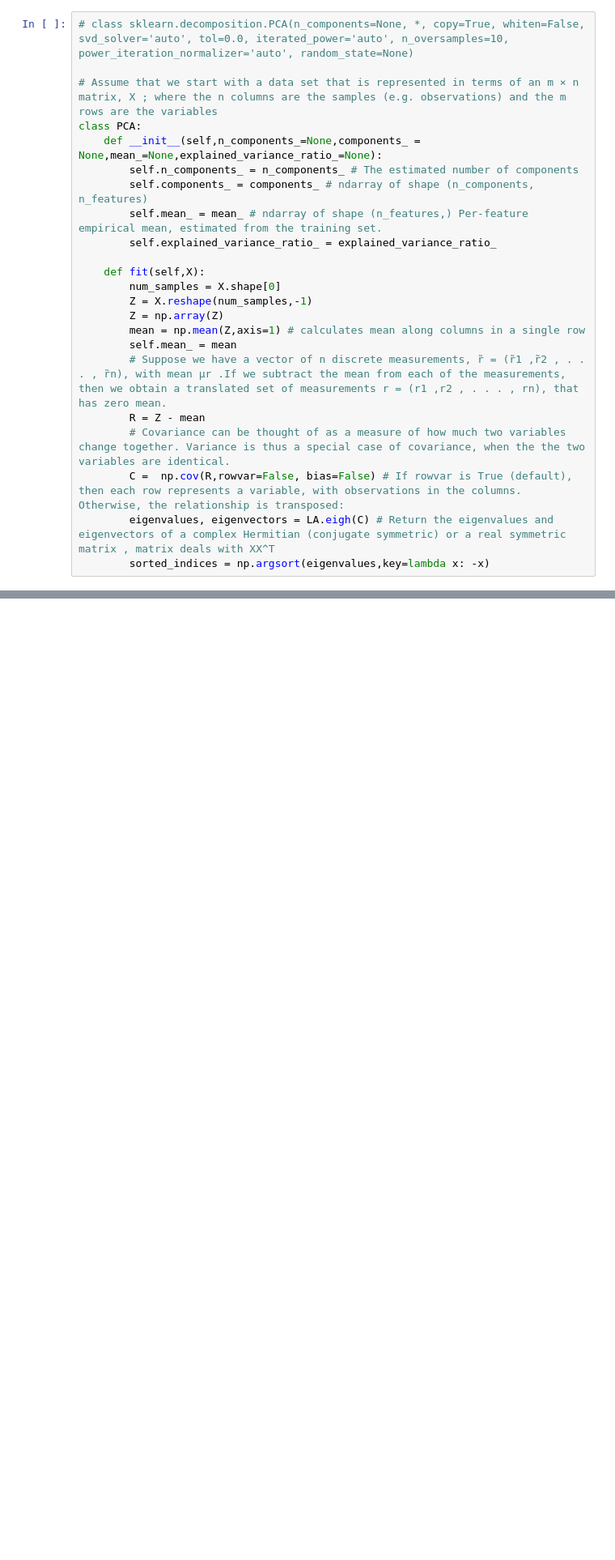
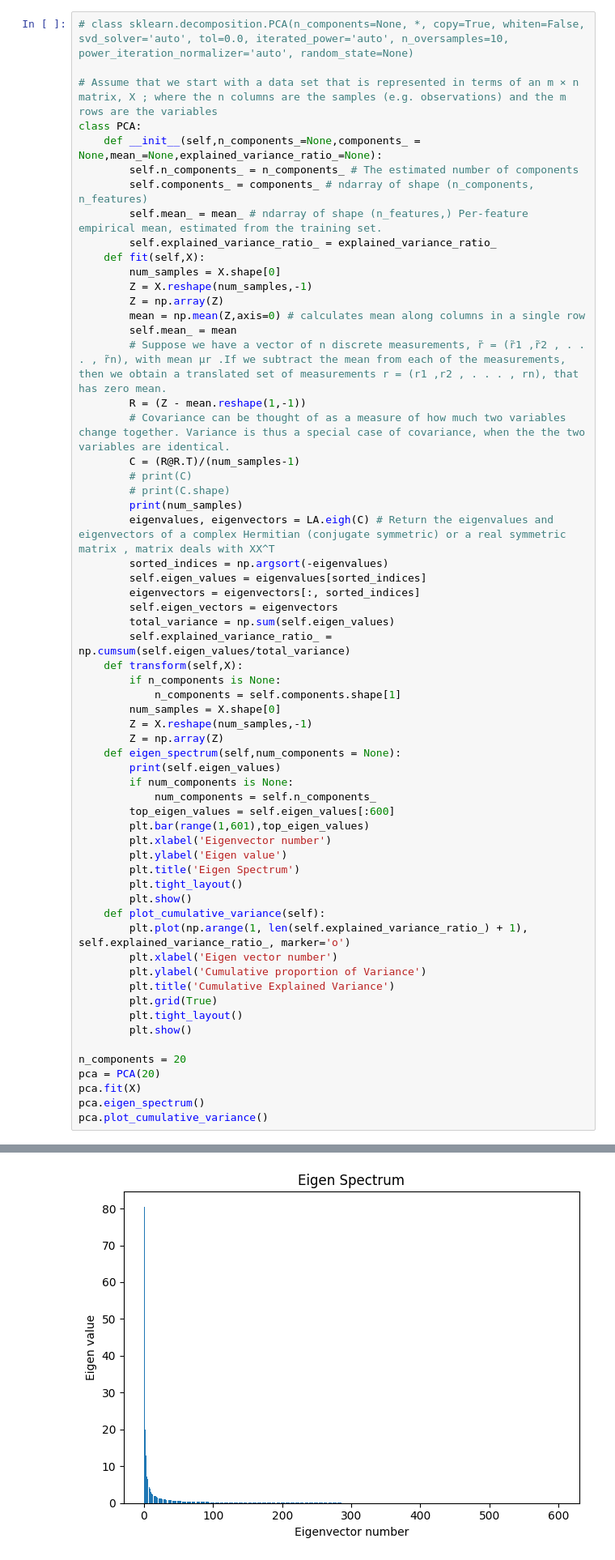
Before and after one commit to ROHIT32767/SMAI-A2, a Jupyter notebook: PCA.ipynb, the cells around one changed output, grey strips where cells are left out. Shown at 81% size. Drawn from its saved outputs; the diff is of its cells as text; blank space fills up the shorter version.

```diff
--- a/PCA.ipynb
+++ b/PCA.ipynb
@@ -98,16 +110,55 @@ class PCA:
         self.components_ = components_ # ndarray of shape (n_components, n_features)
         self.mean_ = mean_ # ndarray of shape (n_features,) Per-feature empirical mean, estimated from the training set.
         self.explained_variance_ratio_ = explained_variance_ratio_
-
     def fit(self,X):
         num_samples = X.shape[0]
         Z = X.reshape(num_samples,-1)
         Z = np.array(Z)
-        mean = np.mean(Z,axis=1) # calculates mean along columns in a single row
+        mean = np.mean(Z,axis=0) # calculates mean along columns in a single row
         self.mean_ = mean
         # Suppose we have a vector of n discrete measurements, r̃ = (r̃1 ,r̃2 , . . . , r̃n), with mean µr .If we subtract the mean from each of the measurements, then we obtain a translated set of measurements r = (r1 ,r2 , . . . , rn), that has zero mean.
-        R = Z - mean
+        R = (Z - mean.reshape(1,-1))
         # Covariance can be thought of as a measure of how much two variables change together. Variance is thus a special case of covariance, when the the two variables are identical.
-        C =  np.cov(R,rowvar=False, bias=False) # If rowvar is True (default), then each row represents a variable, with observations in the columns. Otherwise, the relationship is transposed:
+        C = (R@R.T)/(num_samples-1)
+        # print(C)
+        # print(C.shape)
+        print(num_samples)
         eigenvalues, eigenvectors = LA.eigh(C) # Return the eigenvalues and eigenvectors of a complex Hermitian (conjugate symmetric) or a real symmetric matrix , matrix deals with XX^T
-        sorted_indices = np.argsort(eigenvalues,key=lambda x: -x)
+        sorted_indices = np.argsort(-eigenvalues)
+        self.eigen_values = eigenvalues[sorted_indices]
+        eigenvectors = eigenvectors[:, sorted_indices]
+        self.eigen_vectors = eigenvectors
+        total_variance = np.sum(self.eigen_values)
+        self.explained_variance_ratio_ = np.cumsum(self.eigen_values/total_variance)
+    def transform(self,X):
+        if n_components is None:
+            n_components = self.components.shape[1]
+        num_samples = X.shape[0]
+        Z = X.reshape(num_samples,-1)
+        Z = np.array(Z)
+    def eigen_spectrum(self,num_components = None):
+        print(self.eigen_values)
+        if num_components is None:
+            num_components = self.n_components_
+        top_eigen_values = self.eigen_values[:600]
+        plt.bar(range(1,601),top_eigen_values)
+        plt.xlabel('Eigenvector number')
+        plt.ylabel('Eigen value')
+        plt.title('Eigen Spectrum')
+        plt.tight_layout()
+        plt.show()
+    def plot_cumulative_variance(self):
+        plt.plot(np.arange(1, len(self.explained_variance_ratio_) + 1), self.explained_variance_ratio_, marker='o')
+        plt.xlabel('Eigen vector number')
+        plt.ylabel('Cumulative proportion of Variance')
+        plt.title('Cumulative Explained Variance')
+        plt.grid(True)
+        plt.tight_layout()
+        plt.show()
+
+n_components = 20
+pca = PCA(20)
+pca.fit(X)
+pca.eigen_spectrum()
+pca.plot_cumulative_variance()
+# %% [output]
@@ -113,0 +182 @@ class PCA:
+[figure, added]
```
Also changed, not shown: parts of 2 cells of this notebook.
